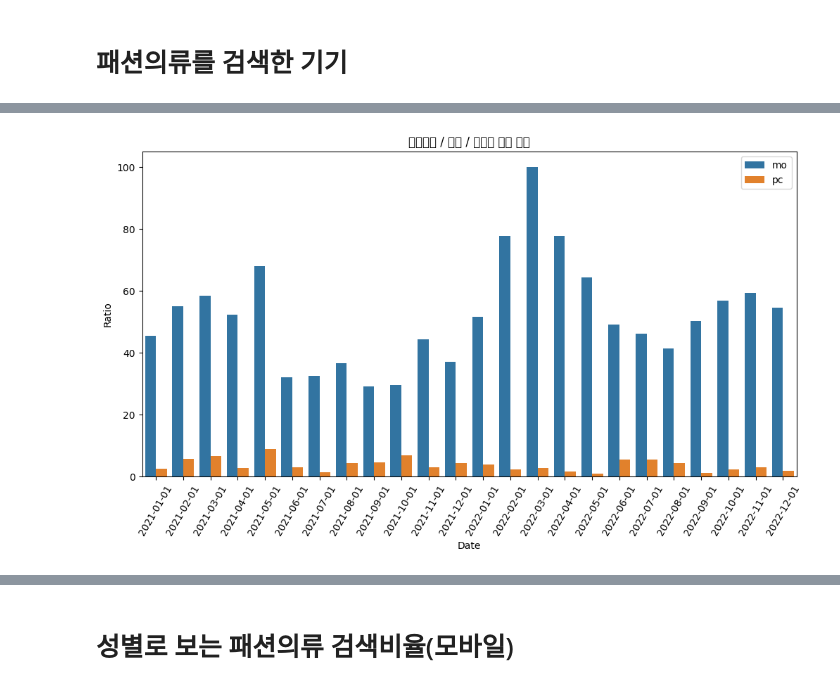
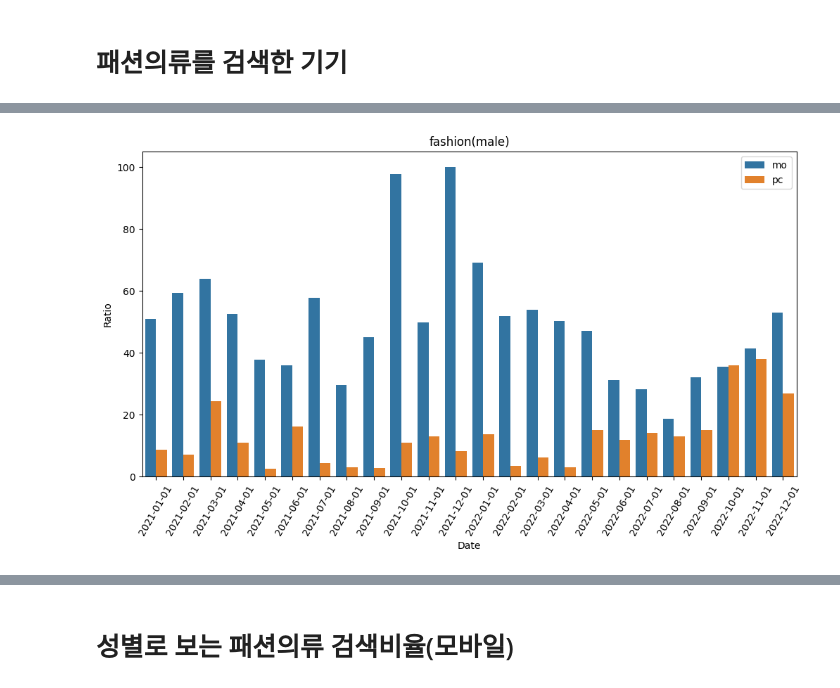
Before and after one commit to yskim1230/AIB_Section2-PJT_Modeling-Plan, a Jupyter notebook: Section2_Project_EDA.ipynb, the cells around one changed output, grey strips where cells are left out. Drawn from its saved outputs; the diff is of its cells as text; code cells hidden in the pictures.

```diff
--- a/Section2_Project_EDA.ipynb
+++ b/Section2_Project_EDA.ipynb
@@ -12,13 +47,9 @@ Requirement already satisfied: urllib3<1.27,>=1.21.1 in /usr/local/lib/python3.9
+# %%
+import matplotlib.pyplot as plt
+plt.rc('font', family='AppleGothic')
 # %% [markdown]
 # 패션의류를 검색한 기기
 # %%
-import requests
-import json
-import pandas as pd
-import matplotlib.pyplot as plt
-import matplotlib.font_manager as fm
-import seaborn as sns
-
 # 네이버 Open API 인증 정보
 client_id = "Hewe5vgmlLvWs_ubCDhs"
 client_secret = "u8mu84aRwJ"
@@ -61,7 +92,7 @@ df_mdevice['gender'] = '남성'
 fig, ax = plt.subplots(figsize=(12, 6))
 
 # seaborn 막대그래프 시각화
-sns.barplot(data=df_fdevice, x='period', y='ratio', hue='group', ax=ax)
+sns.barplot(data=df_mdevice, x='period', y='ratio', hue='group', ax=ax)
 
 # x, y축 라벨링
 ax.set_xlabel('Date')
@@ -72,7 +103,7 @@ font_path = 'C:/Windows/Fonts/NanumGothic.ttf'
 fontprop = fm.FontProperties(fname=font_path, size=12)
 
 # 그래프 제목 설정
-title = '패션의류 / 남성 / 장치별 검색 비율'
+title = 'fashion(male)'
 ax.set_title(title)
 
 # 범례 설정
@@ -83,2 +131,2 @@ plt.show()
-[figure, old version]
+[figure, new version]
 # %%
```
Also changed, not shown: parts of 8 cells of this notebook.
